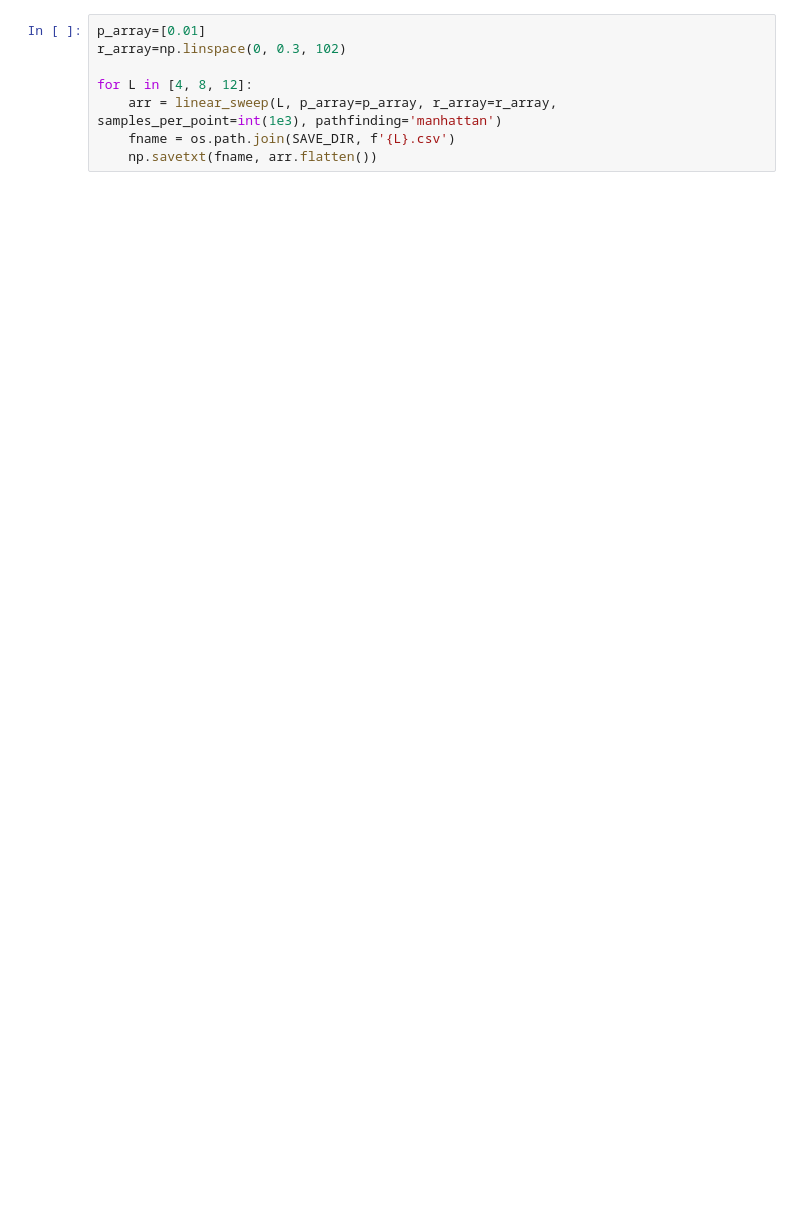
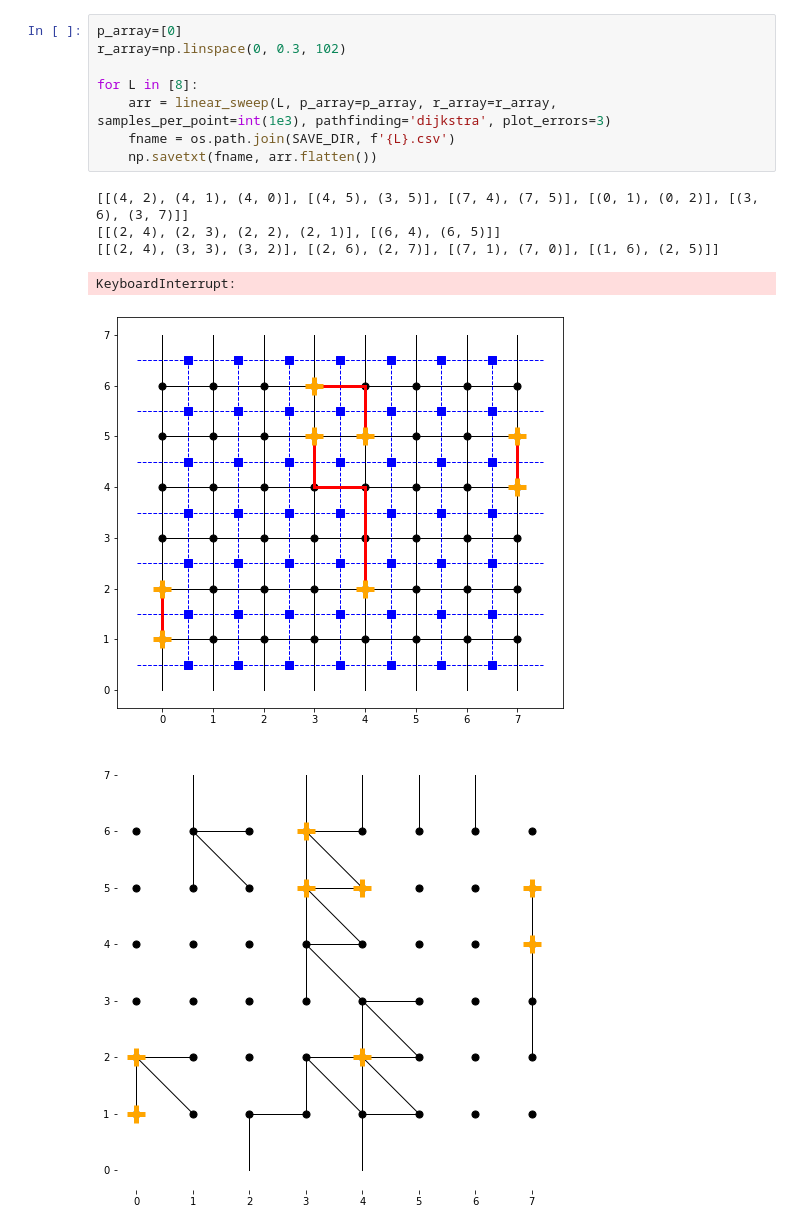
Before and after one commit to JulianZDing/PlanarCode, a Jupyter notebook: Uniform p error threshold photonic.ipynb, the cells around one changed output. Drawn from its saved outputs; the diff is of its cells as text; blank space fills up the shorter version.

```diff
--- a/Uniform p error threshold photonic.ipynb
+++ b/Uniform p error threshold photonic.ipynb
@@ -80,9 +81,16 @@ SAVE_DIR = 'temp'
 SAVED_FILES = []
 # %%
-p_array=[0.01]
+p_array=[0]
 r_array=np.linspace(0, 0.3, 102)
 
-for L in [4, 8, 12]:
-    arr = linear_sweep(L, p_array=p_array, r_array=r_array, samples_per_point=int(1e3), pathfinding='manhattan')
+for L in [8]:
+    arr = linear_sweep(L, p_array=p_array, r_array=r_array, samples_per_point=int(1e3), pathfinding='dijkstra', plot_errors=3)
     fname = os.path.join(SAVE_DIR, f'{L}.csv')
     np.savetxt(fname, arr.flatten())
+# %% [output]
+[[(4, 2), (4, 1), (4, 0)], [(4, 5), (3, 5)], [(7, 4), (7, 5)], [(0, 1), (0, 2)], [(3, 6), (3, 7)]]
+[[(2, 4), (2, 3), (2, 2), (2, 1)], [(6, 4), (6, 5)]]
+[[(2, 4), (3, 3), (3, 2)], [(2, 6), (2, 7)], [(7, 1), (7, 0)], [(1, 6), (2, 5)]]
+KeyboardInterrupt:
+[figure, added]
+[figure, added]
```
Also changed, not shown: parts of 4 cells of this notebook, 10 other files.
